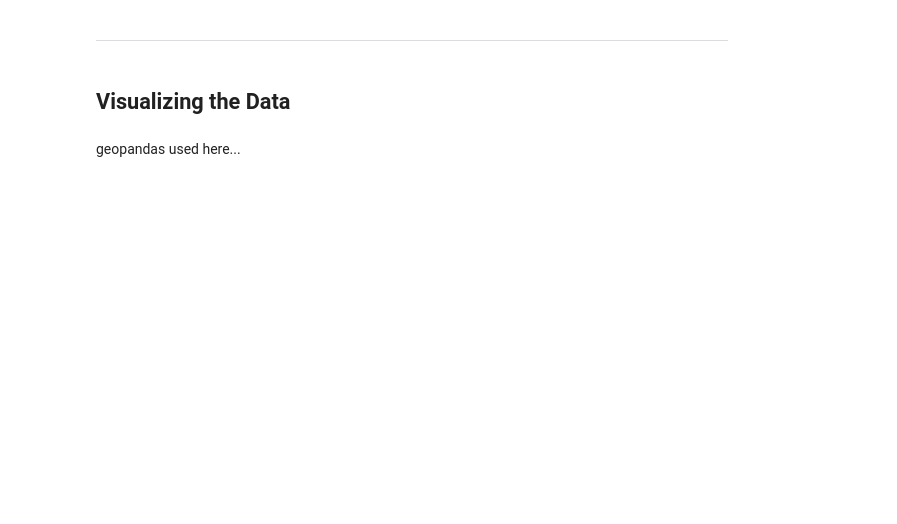
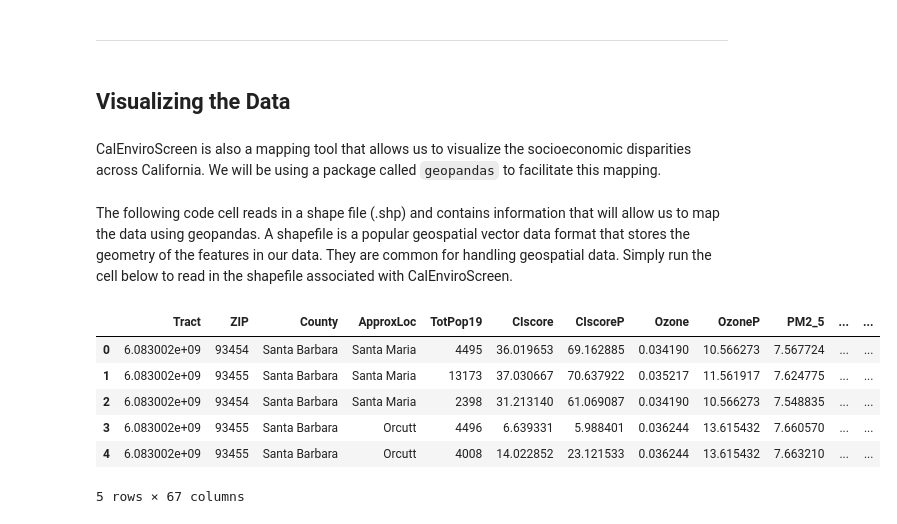
Before and after one commit to ds-modules/ECC-Sp24, a Jupyter notebook: CalEnviroScreen/draft.ipynb, the cells around one changed output. Drawn from its saved outputs; the diff is of its cells as text; code cells hidden in the pictures; blank space fills up the shorter version.

```diff
--- a/CalEnviroScreen/draft.ipynb
+++ b/CalEnviroScreen/draft.ipynb
@@ -167,5 +188,24 @@ la.head()
 ---
 # %% [markdown]
 ## Visualizing the Data
-# %% [markdown]
-geopandas used here...
+# %% [markdown]
+CalEnviroScreen is also a mapping tool that allows us to visualize the socioeconomic disparities across California. We will be using a package called `geopandas` to facilitate this mapping.
+# %% [markdown]
+The following code cell reads in a shape file (.shp) and contains information that will allow us to map the data using geopandas. A shapefile is a popular geospatial vector data format that stores the geometry of the features in our data. They are common for handling geospatial data. Simply run the cell below to read in the shapefile associated with CalEnviroScreen.
+# %%
+# Provide the path to your GIS file (e.g., .shp file)
+file_path = 'calenviroscreen40shpf2021shp/CES4 Final Shapefile.shp'
+
+# Load the shapefile
+gdf = gpd.read_file(file_path)
+
+# Display the first few rows of the GeoDataFrame
+gdf.head()
+# %% [output]
+|  | Tract | ZIP | County | ApproxLoc | TotPop19 | CIscore | CIscoreP | Ozone | OzoneP | PM2_5 | ... | ... |
+| 0 | 6.083002e+09 | 93454 | Santa Barbara | Santa Maria | 4495 | 36.019653 | 69.162885 | 0.034190 | 10.566273 | 7.567724 | ... | ... |
+| 1 | 6.083002e+09 | 93455 | Santa Barbara | Santa Maria | 13173 | 37.030667 | 70.637922 | 0.035217 | 11.561917 | 7.624775 | ... | ... |
+| 2 | 6.083002e+09 | 93454 | Santa Barbara | Santa Maria | 2398 | 31.213140 | 61.069087 | 0.034190 | 10.566273 | 7.548835 | ... | ... |
+| 3 | 6.083002e+09 | 93455 | Santa Barbara | Orcutt | 4496 | 6.639331 | 5.988401 | 0.036244 | 13.615432 | 7.660570 | ... | ... |
+| 4 | 6.083002e+09 | 93455 | Santa Barbara | Orcutt | 4008 | 14.022852 | 23.121533 | 0.036244 | 13.615432 | 7.663210 | ... | ... |
+5 rows × 67 columns
```
Also changed, not shown: parts of 39 cells of this notebook.
